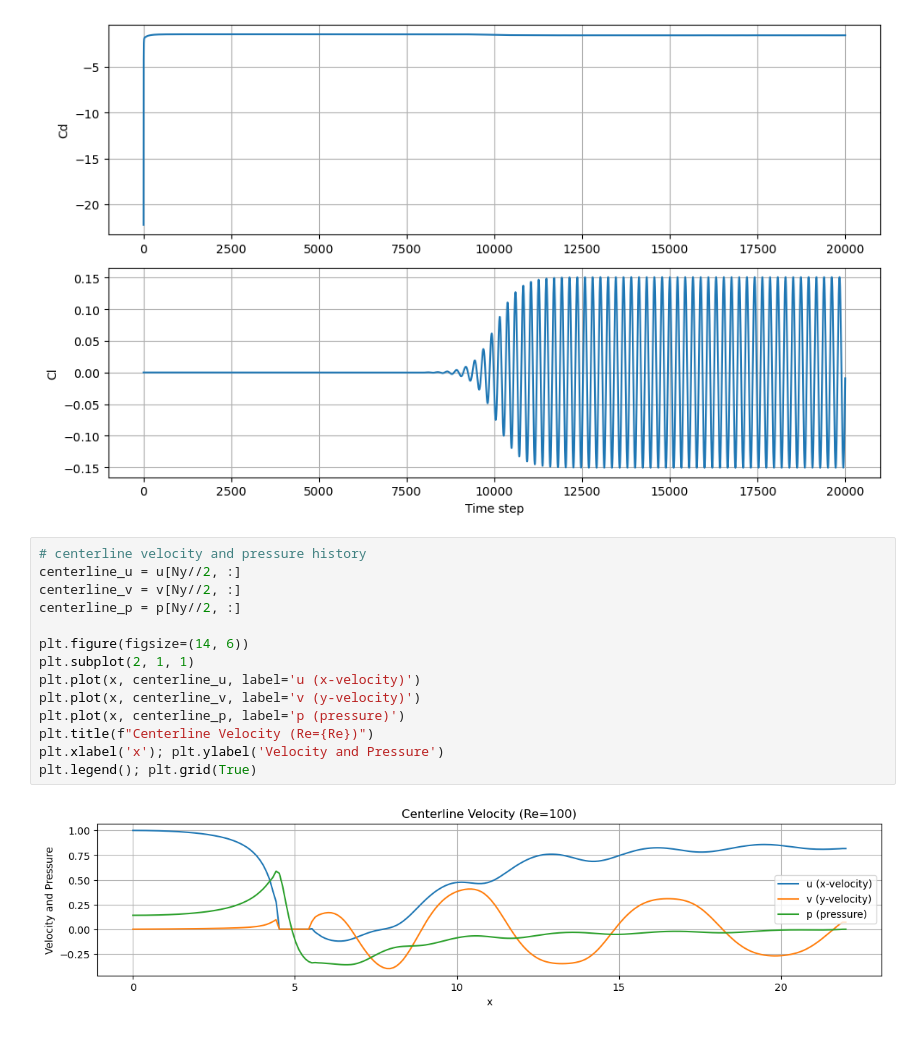
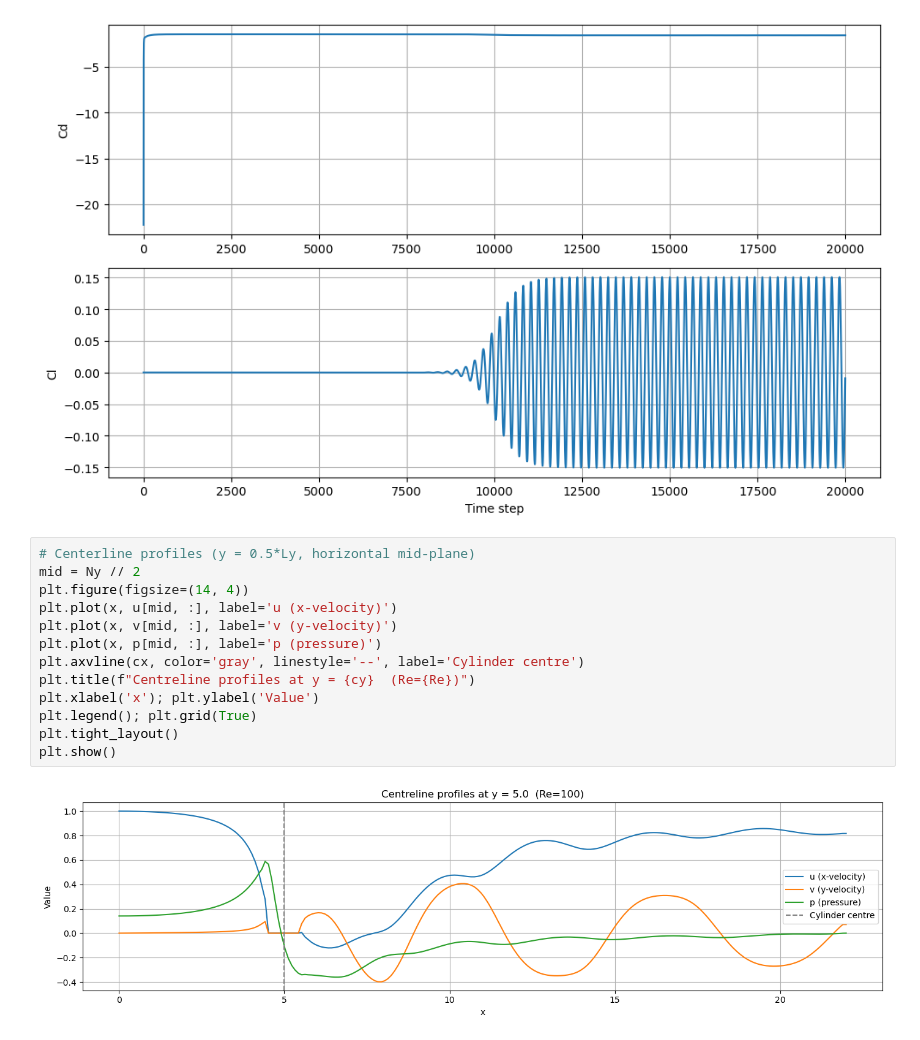
Before and after one commit to harishragul/cfd, a Jupyter notebook: exercise/cylinder_flow.ipynb, the cells around one changed output. Drawn from its saved outputs; the diff is of its cells as text.

```diff
--- a/exercise/cylinder_flow.ipynb
+++ b/exercise/cylinder_flow.ipynb
@@ -363,18 +366,17 @@ plt.tight_layout(); plt.show()
 # %% [output]
 [figure]
 # %%
-# centerline velocity and pressure history
-centerline_u = u[Ny//2, :]
-centerline_v = v[Ny//2, :]
-centerline_p = p[Ny//2, :]
-
-plt.figure(figsize=(14, 6))
-plt.subplot(2, 1, 1)
-plt.plot(x, centerline_u, label='u (x-velocity)')
-plt.plot(x, centerline_v, label='v (y-velocity)')
-plt.plot(x, centerline_p, label='p (pressure)')
-plt.title(f"Centerline Velocity (Re={Re})")
-plt.xlabel('x'); plt.ylabel('Velocity and Pressure')
+# Centerline profiles (y = 0.5*Ly, horizontal mid-plane)
+mid = Ny // 2
+plt.figure(figsize=(14, 4))
+plt.plot(x, u[mid, :], label='u (x-velocity)')
+plt.plot(x, v[mid, :], label='v (y-velocity)')
+plt.plot(x, p[mid, :], label='p (pressure)')
+plt.axvline(cx, color='gray', linestyle='--', label='Cylinder centre')
+plt.title(f"Centreline profiles at y = {cy}  (Re={Re})")
+plt.xlabel('x'); plt.ylabel('Value')
 plt.legend(); plt.grid(True)
+plt.tight_layout()
+plt.show()
 # %% [output]
-[figure, old version]
+[figure, new version]
```
Also changed, not shown: parts of 3 cells of this notebook.
